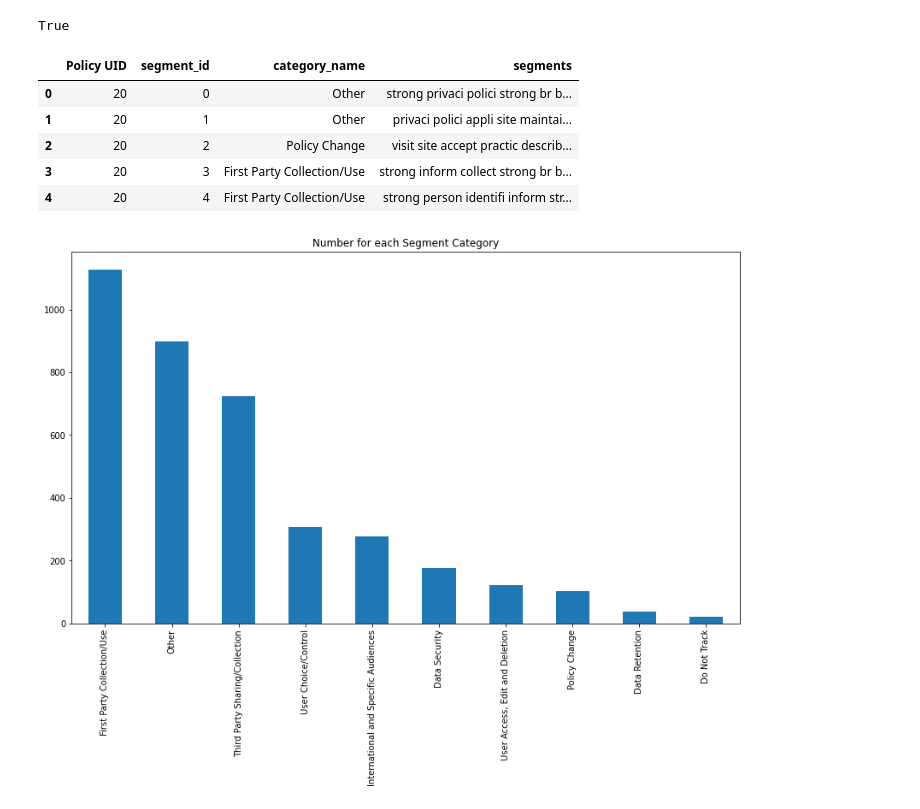
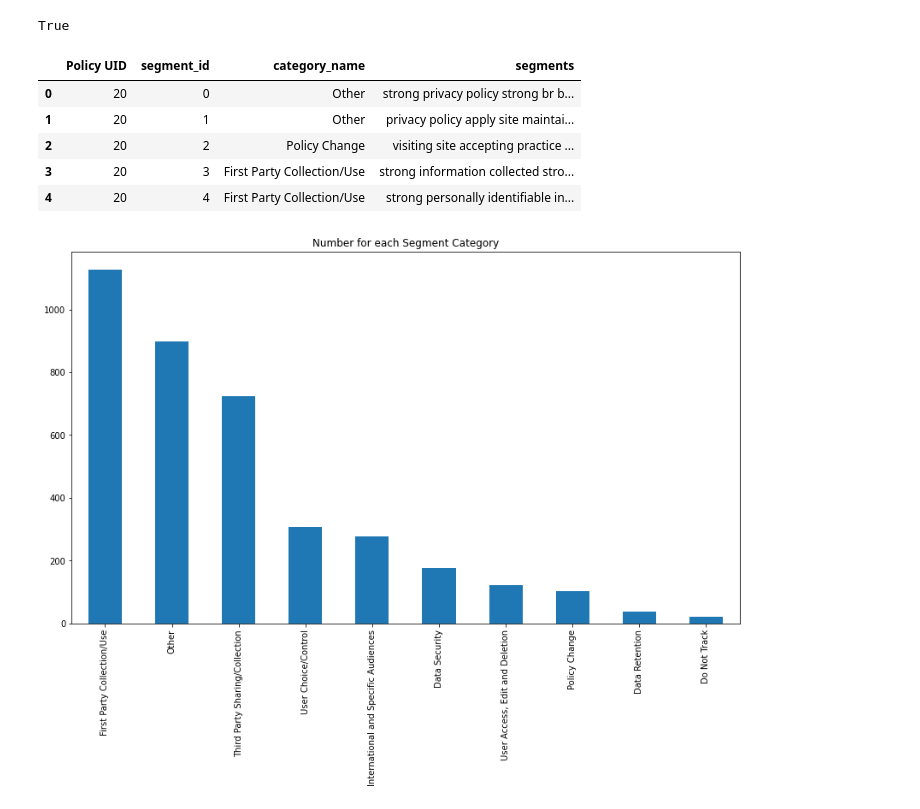
Before and after one commit to bachhvu/Policy-NLP, a Jupyter notebook: Model_Development.ipynb, the cells around one changed output. Cells and saved outputs as stored; diff of their text form; code cells hidden in the pictures.

```diff
--- a/Model_Development.ipynb
+++ b/Model_Development.ipynb
@@ -35,15 +36,15 @@ nltk.download('punkt')
 [nltk_data]   Unzipping tokenizers/punkt.zip.
 True
 # %%
-segments = pd.read_csv('https://raw.githubusercontent.com/bachvu98/Policy-NLP/master/OPP-115_v1_0/OPP-115/segment_processed.csv',index_col=0)
+segments = pd.read_csv('/content/drive/My Drive/OPP-115/OPP-115/segment_processed.csv',index_col=0)
 segments.head()
 # %% [output]
 |  | Policy UID | segment_id | category_name | segments |
-| 0 | 20 | 0 | Other | strong privaci polici strong br b... |
-| 1 | 20 | 1 | Other | privaci polici appli site maintai... |
-| 2 | 20 | 2 | Policy Change | visit site accept practic describ... |
-| 3 | 20 | 3 | First Party Collection/Use | strong inform collect strong br b... |
-| 4 | 20 | 4 | First Party Collection/Use | strong person identifi inform str... |
+| 0 | 20 | 0 | Other | strong privacy policy strong br b... |
+| 1 | 20 | 1 | Other | privacy policy apply site maintai... |
+| 2 | 20 | 2 | Policy Change | visiting site accepting practice ... |
+| 3 | 20 | 3 | First Party Collection/Use | strong information collected stro... |
+| 4 | 20 | 4 | First Party Collection/Use | strong personally identifiable in... |
 # %%
 ax = segments['category_name'].value_counts().plot(kind='bar',
                                     figsize=(14,8),
```
Also changed, not shown: parts of 6 cells of this notebook.
